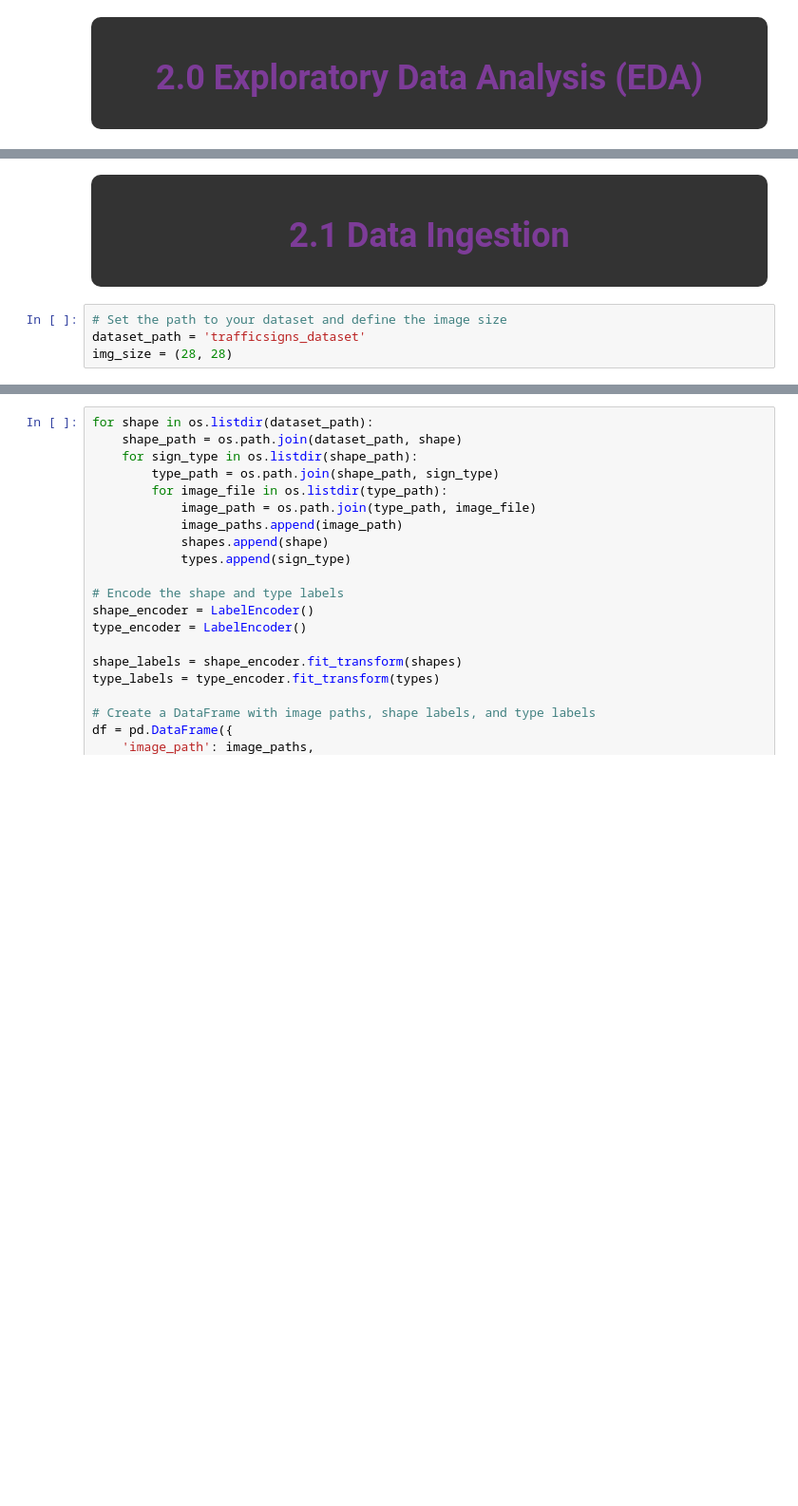
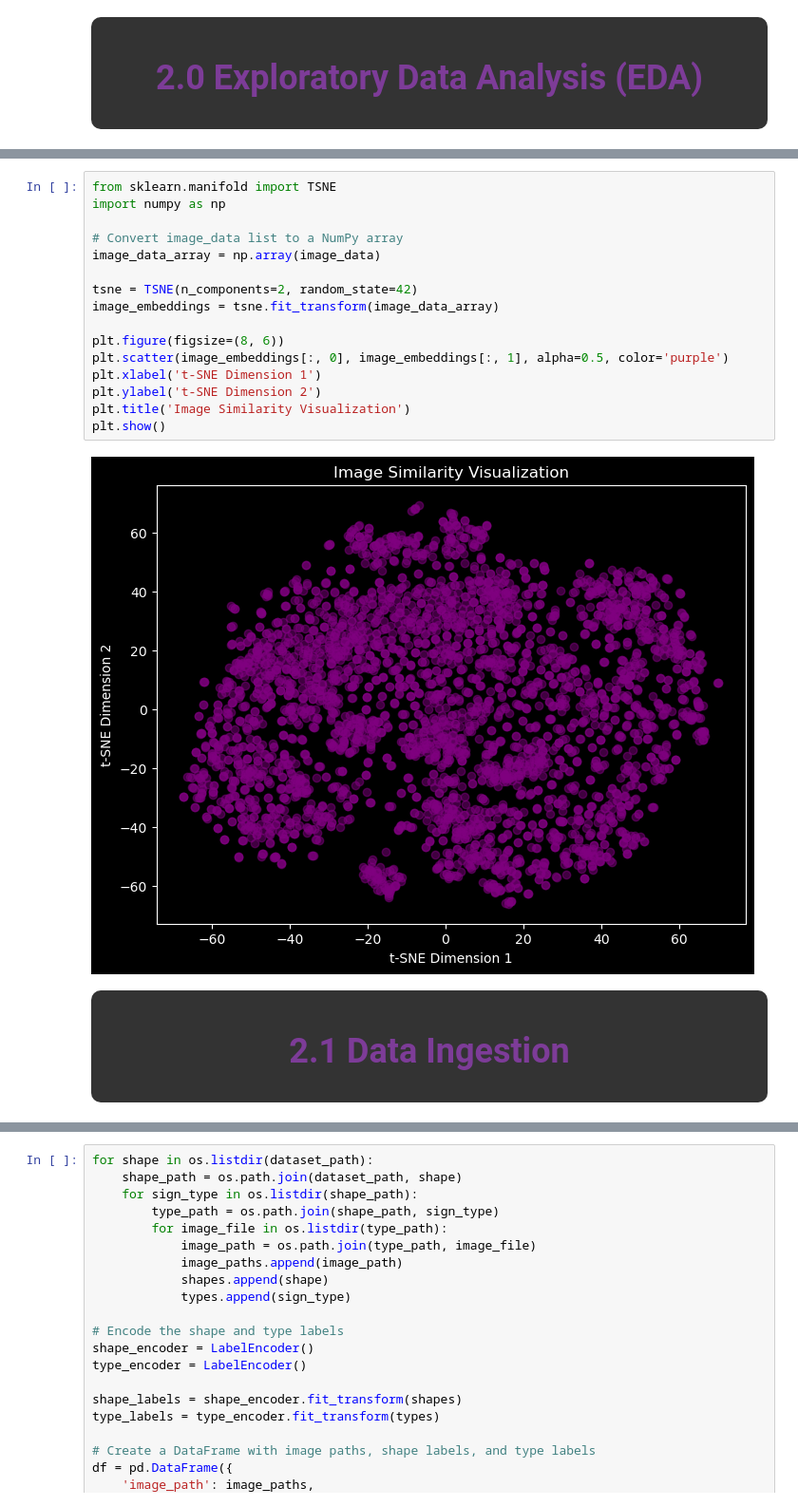
Before and after one commit to des1-gner/trafficsigns-main, a Jupyter notebook: s3952320_s3900481.ipynb, the cells around one changed output, grey strips where cells are left out. Shown at 95% size. Saved outputs shown, nothing was run; the diff lists cells and outputs as text; blank space fills up the shorter version.

```diff
--- a/s3952320_s3900481.ipynb
+++ b/s3952320_s3900481.ipynb
@@ -354,8 +365,22 @@ Number of image files found: 3699
+# %%
+from sklearn.manifold import TSNE
+import numpy as np
+
+# Convert image_data list to a NumPy array
+image_data_array = np.array(image_data)
+
+tsne = TSNE(n_components=2, random_state=42)
+image_embeddings = tsne.fit_transform(image_data_array)
+
+plt.figure(figsize=(8, 6))
+plt.scatter(image_embeddings[:, 0], image_embeddings[:, 1], alpha=0.5, color='purple')
+plt.xlabel('t-SNE Dimension 1')
+plt.ylabel('t-SNE Dimension 2')
+plt.title('Image Similarity Visualization')
+plt.show()
+# %% [output]
+[figure, added]
 # %% [markdown]
 <div style="width:100%; text-align: center; padding: 20px; background-color: #333; border-radius: 10px;">
     <h1 style="color:#7D3C98; font-size: 36px;">2.1 Data Ingestion</h1>
-# %%
-# Set the path to your dataset and define the image size
-dataset_path = 'trafficsigns_dataset'
-img_size = (28, 28)
 # %%
```
Also changed, not shown: parts of 29 cells of this notebook.
